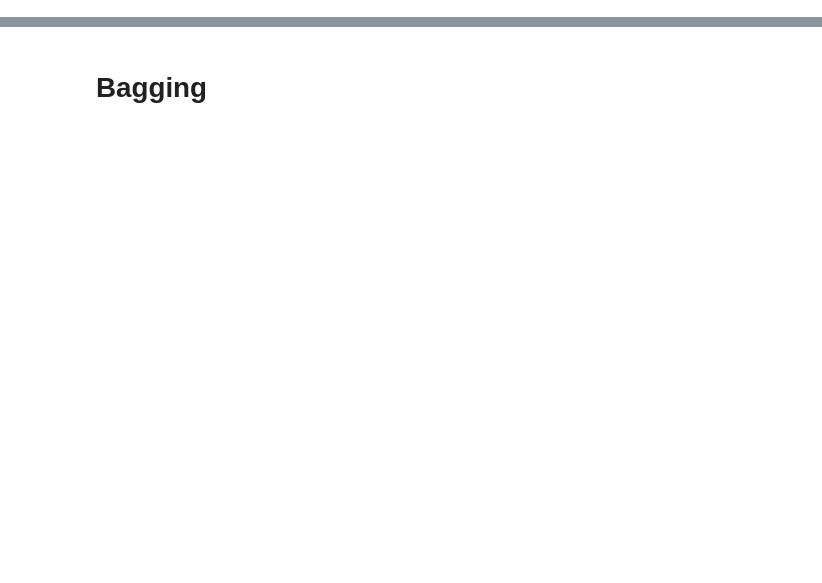
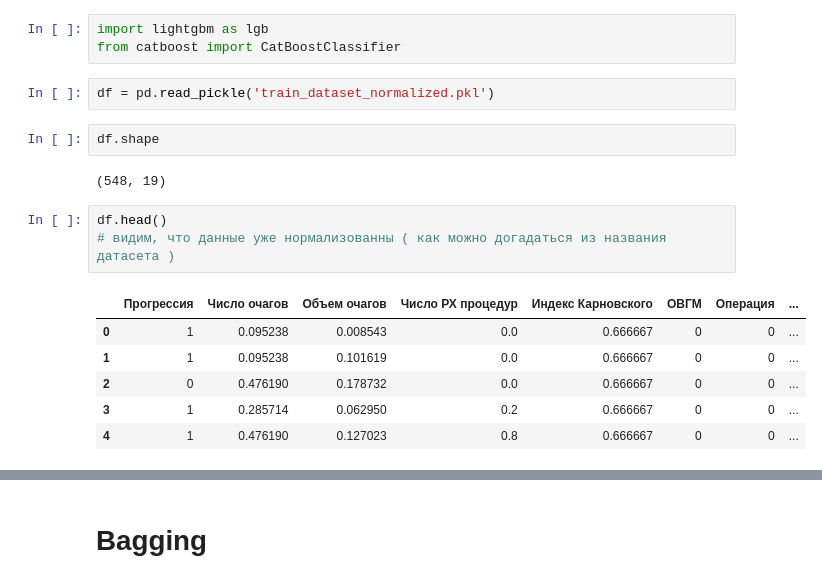
Before and after one commit to Am1rTl/Info, a Jupyter notebook: CU_GK_Week_8.ipynb, the cells around one changed output, grey strips where cells are left out. Drawn from its saved outputs; the diff is of its cells as text; blank space fills up the shorter version.

```diff
--- a/CU_GK_Week_8.ipynb
+++ b/CU_GK_Week_8.ipynb
@@ -381,0 +20,19 @@ plot_classification_errors(X_test, y_test, y_pred, "SVM")
+# %%
+import lightgbm as lgb
+from catboost import CatBoostClassifier
+# %%
+df = pd.read_pickle('train_dataset_normalized.pkl')
+# %%
+df.shape
+# %% [output]
+(548, 19)
+# %%
+df.head()
+# видим, что данные уже нормализованны ( как можно догадаться из названия датасета )
+# %% [output]
+|  | Прогрессия | Число очагов | Объем очагов | Число РХ процедур | Индекс Карновского | ОВГМ | Операция | ... |
+| 0 | 1 | 0.095238 | 0.008543 | 0.0 | 0.666667 | 0 | 0 | ... |
+| 1 | 1 | 0.095238 | 0.101619 | 0.0 | 0.666667 | 0 | 0 | ... |
+| 2 | 0 | 0.476190 | 0.178732 | 0.0 | 0.666667 | 0 | 0 | ... |
+| 3 | 1 | 0.285714 | 0.062950 | 0.2 | 0.666667 | 0 | 0 | ... |
+| 4 | 1 | 0.476190 | 0.127023 | 0.8 | 0.666667 | 0 | 0 | ... |
```
Also changed, not shown: parts of 102 cells of this notebook.
